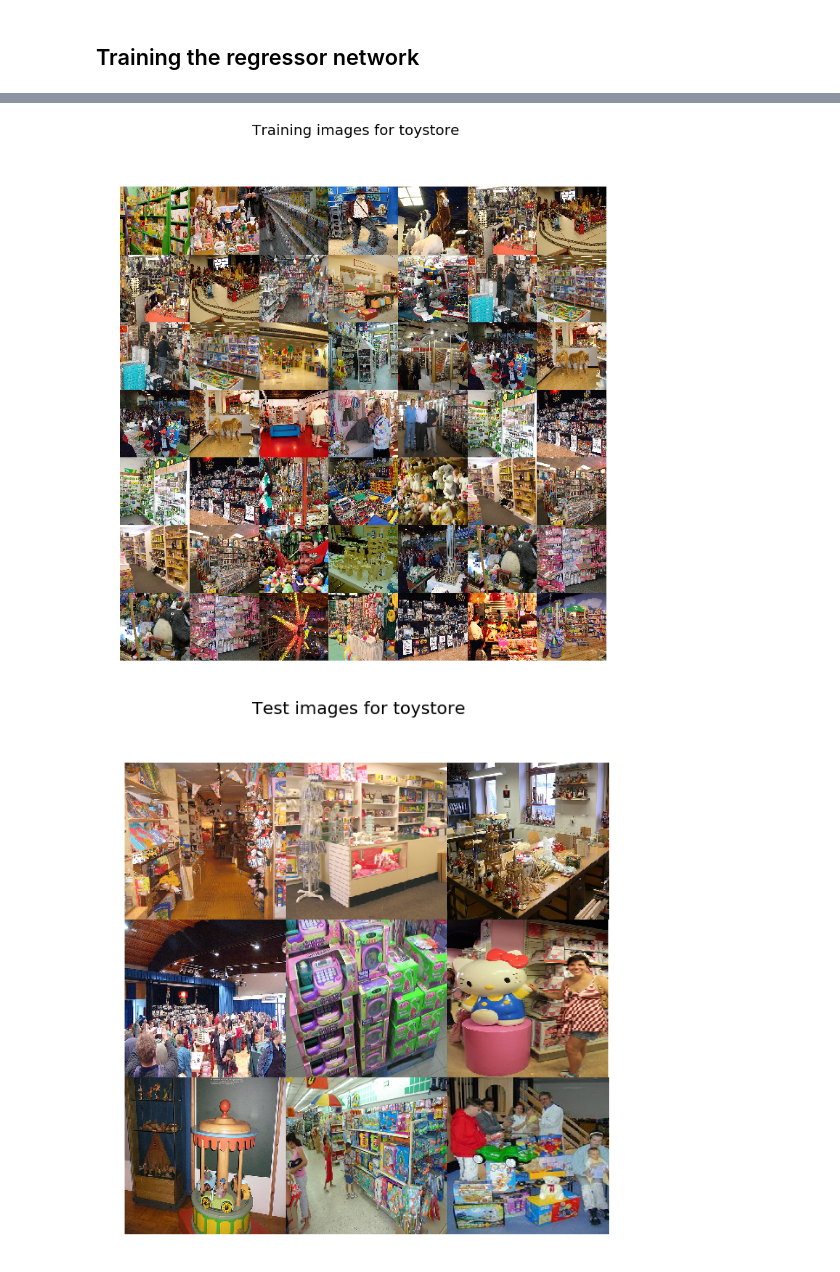
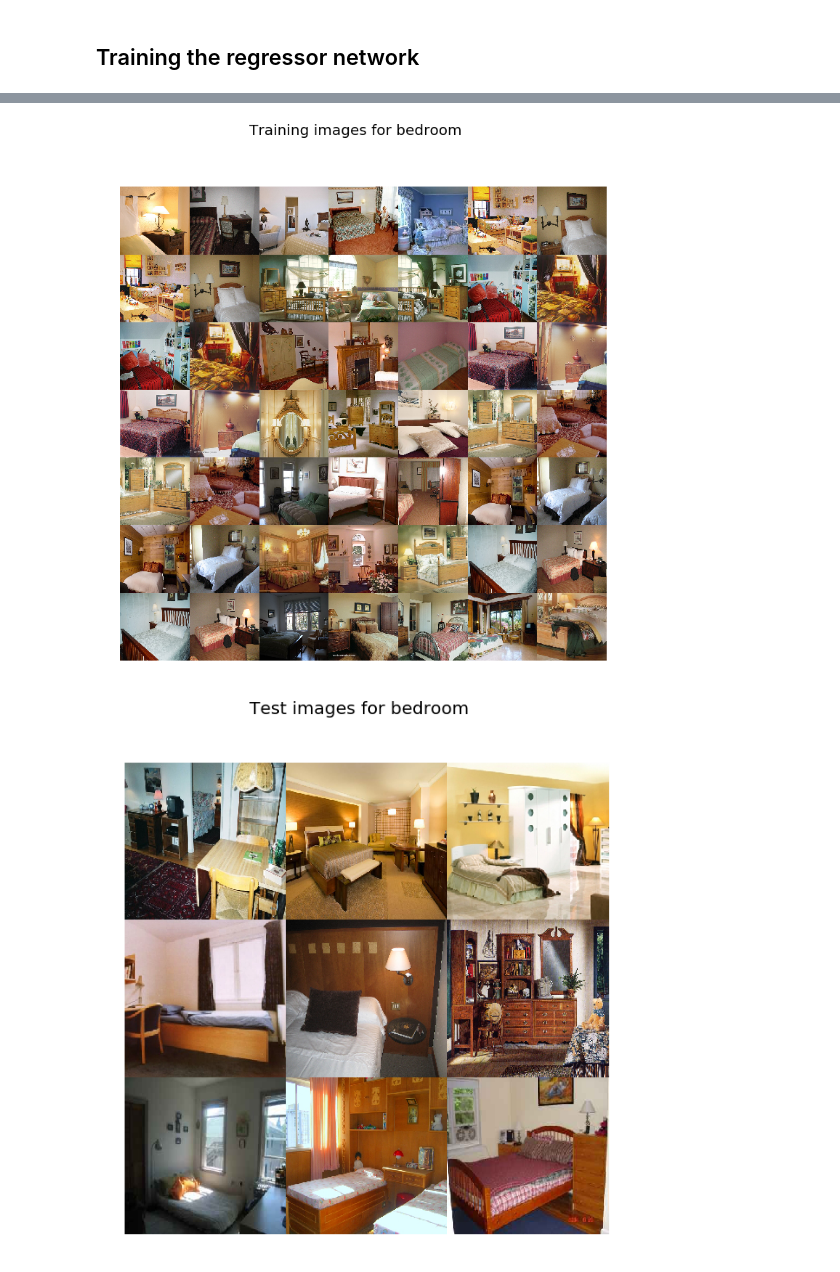
Before and after one commit to animeshramesh/incremental-learning, a Jupyter notebook: mit_67_svm-nonorm.ipynb, the cells around one changed output, grey strips where cells are left out. Saved outputs shown, nothing was run; the diff lists cells and outputs as text; code cells hidden in the pictures.

```diff
--- a/mit_67_svm-nonorm.ipynb
+++ b/mit_67_svm-nonorm.ipynb
@@ -375,10 +380,7 @@ for i in range(200):
     # Test out our incremental hypothesis
     X2 = compute_X2(new_class, base_classes, features, is_train=True)
 
-    X1_norm = X1 / np.linalg.norm(X1, axis=0, keepdims=True)
-    X2_norm = X2 / np.linalg.norm(X2, axis=0, keepdims=True)
-
-    X = np.hstack((X1_norm, X2_norm))
+    X = np.hstack((X1, X2))
     X = np.reshape(X, (1, 8192))
     Y_hat = model.predict(X)
     Y = X1 + Y_hat.reshape((4096))
@@ -452,9 +454,4 @@ bathroom ----- 0.265794
 # %%
-from scipy import misc
-import matplotlib.gridspec as gridspec
-import os
-import matplotlib.pyplot as plt
-
 DATA_PATH = '/media/red/capstone/data/mit_67/Images/'
 def preview_category(category):
     # Load data from disk
@@ -470,33 +467,33 @@ def preview_category(category):
     fig = plt.figure(figsize=(12,12))
     gs = gridspec.GridSpec(num_rows, num_cols, wspace=0.0, hspace=0.0)
     ax = [plt.subplot(gs[i]) for i in range(num_rows*num_cols)]
     for i in range(num_rows):
         for j in range(num_cols):
             img_path = os.path.join(DATA_PATH, category, training_imgs[5*i+j])
             img = misc.imread(img_path)
             ax[i*num_rows+j].imshow(img)
             ax[i*num_rows+j].axis('off')
             ax[i*num_rows+j].set_aspect('auto')
     fig.suptitle('Training images for %s'%(category), size=20)
     plt.show()
 
     # Plot test images
     num_rows = 3
     num_cols = 3
     fig = plt.figure(figsize=(10,10))
     gs = gridspec.GridSpec(num_rows, num_cols, wspace=0.0, hspace=0.0)
     ax = [plt.subplot(gs[i]) for i in range(num_rows*num_cols)]
     for i in range(num_rows):
         for j in range(num_cols):
             img_path = os.path.join(DATA_PATH, category, test_imgs[5*i+j])
             img = misc.imread(img_path)
             ax[i*num_rows+j].imshow(img)
             ax[i*num_rows+j].axis('off')
             ax[i*num_rows+j].set_aspect('auto')
     fig.suptitle('Test images for %s'%(category), size=20)
     plt.show()
 
-preview_category('toystore')
+preview_category('bedroom')
 # %% [output]
-[figure, old version]
+[figure, new version]
-[figure, old version]
+[figure, new version]
```
Also changed, not shown: parts of 10 cells of this notebook.
